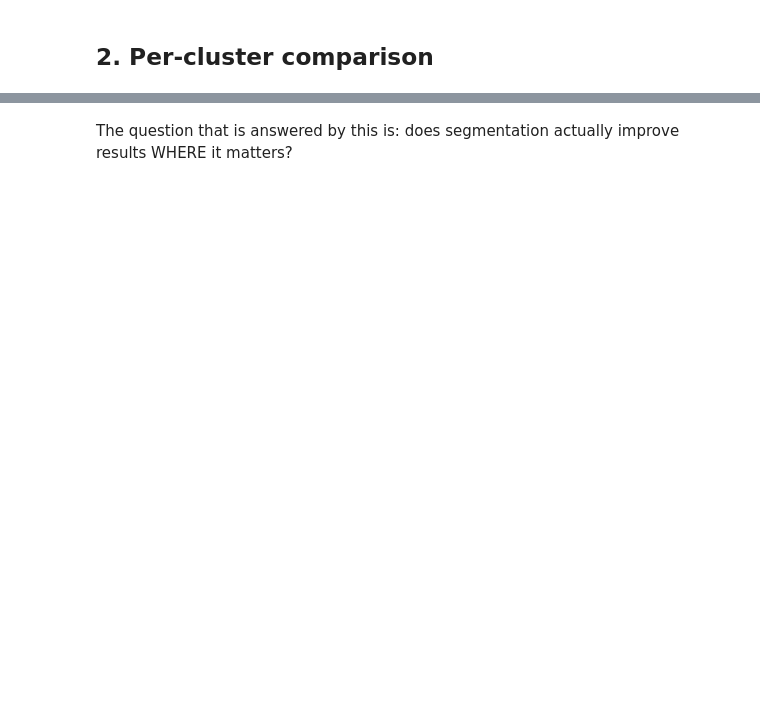
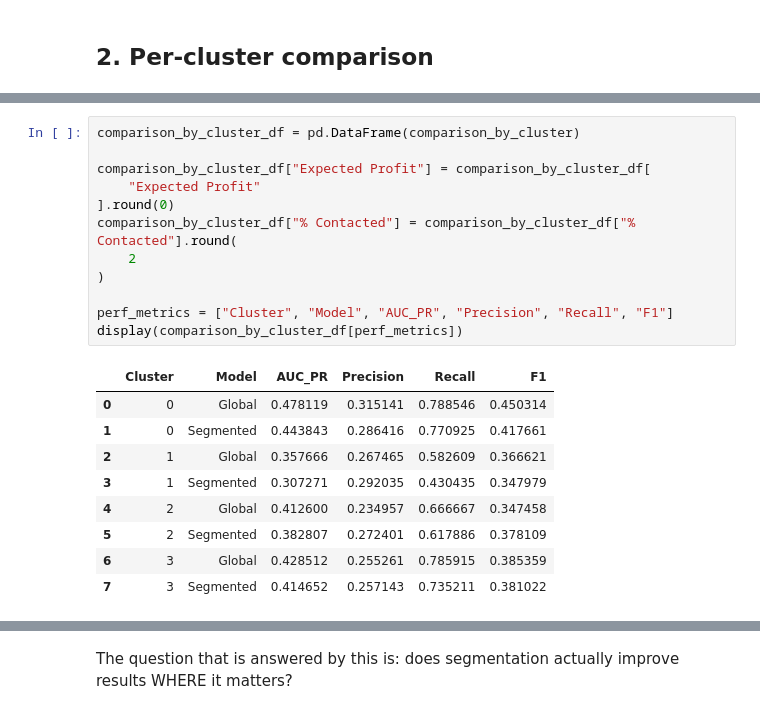
Before and after one commit to tonantzin-real/IDS_705_final_project, a Jupyter notebook: 04_evaluation.ipynb, the cells around one changed output, grey strips where cells are left out. Cells and saved outputs as stored; diff of their text form; blank space fills up the shorter version.

```diff
--- a/04_evaluation.ipynb
+++ b/04_evaluation.ipynb
@@ -206,0 +270,22 @@ display(comparison_by_cluster_df)
+# %%
+comparison_by_cluster_df = pd.DataFrame(comparison_by_cluster)
+
+comparison_by_cluster_df["Expected Profit"] = comparison_by_cluster_df[
+    "Expected Profit"
+].round(0)
+comparison_by_cluster_df["% Contacted"] = comparison_by_cluster_df["% Contacted"].round(
+    2
+)
+
+perf_metrics = ["Cluster", "Model", "AUC_PR", "Precision", "Recall", "F1"]
+display(comparison_by_cluster_df[perf_metrics])
+# %% [output]
+|  | Cluster | Model | AUC_PR | Precision | Recall | F1 |
+| 0 | 0 | Global | 0.478119 | 0.315141 | 0.788546 | 0.450314 |
+| 1 | 0 | Segmented | 0.443843 | 0.286416 | 0.770925 | 0.417661 |
+| 2 | 1 | Global | 0.357666 | 0.267465 | 0.582609 | 0.366621 |
+| 3 | 1 | Segmented | 0.307271 | 0.292035 | 0.430435 | 0.347979 |
+| 4 | 2 | Global | 0.412600 | 0.234957 | 0.666667 | 0.347458 |
+| 5 | 2 | Segmented | 0.382807 | 0.272401 | 0.617886 | 0.378109 |
+| 6 | 3 | Global | 0.428512 | 0.255261 | 0.785915 | 0.385359 |
+| 7 | 3 | Segmented | 0.414652 | 0.257143 | 0.735211 | 0.381022 |
```
Also changed, not shown: parts of 5 cells of this notebook, 1 other file.
